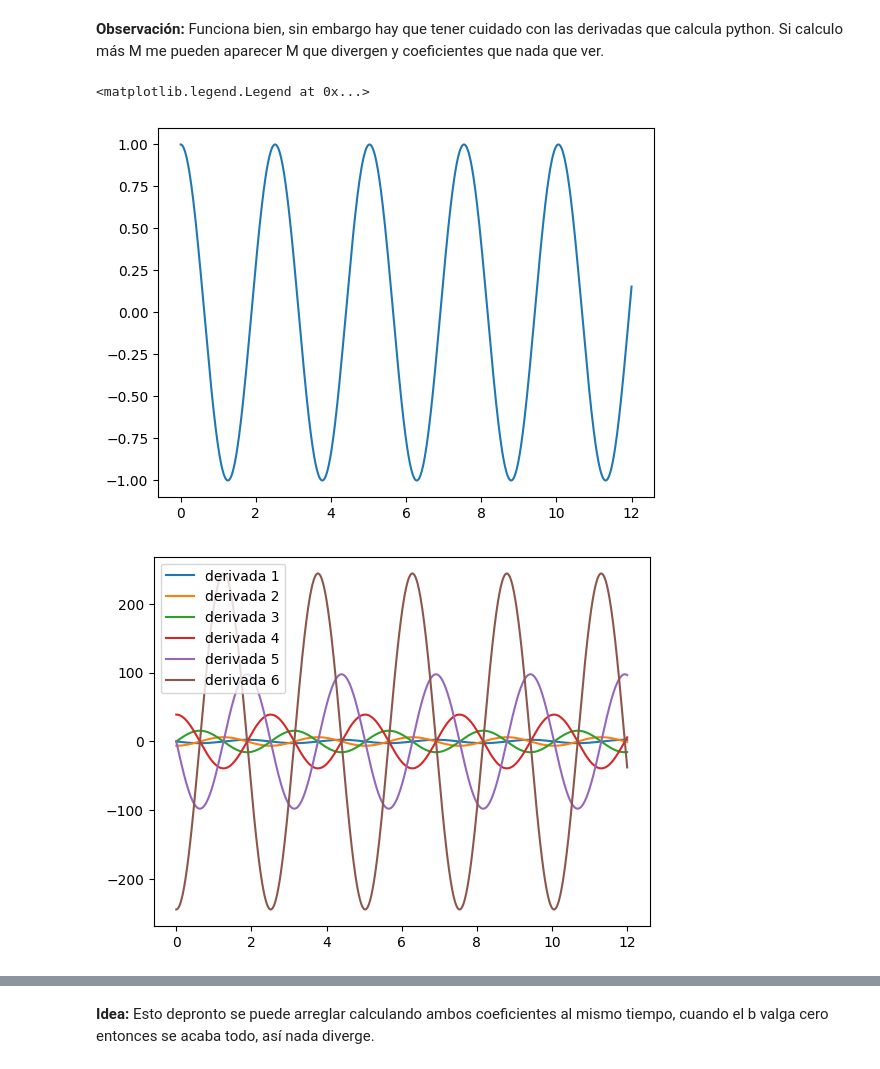
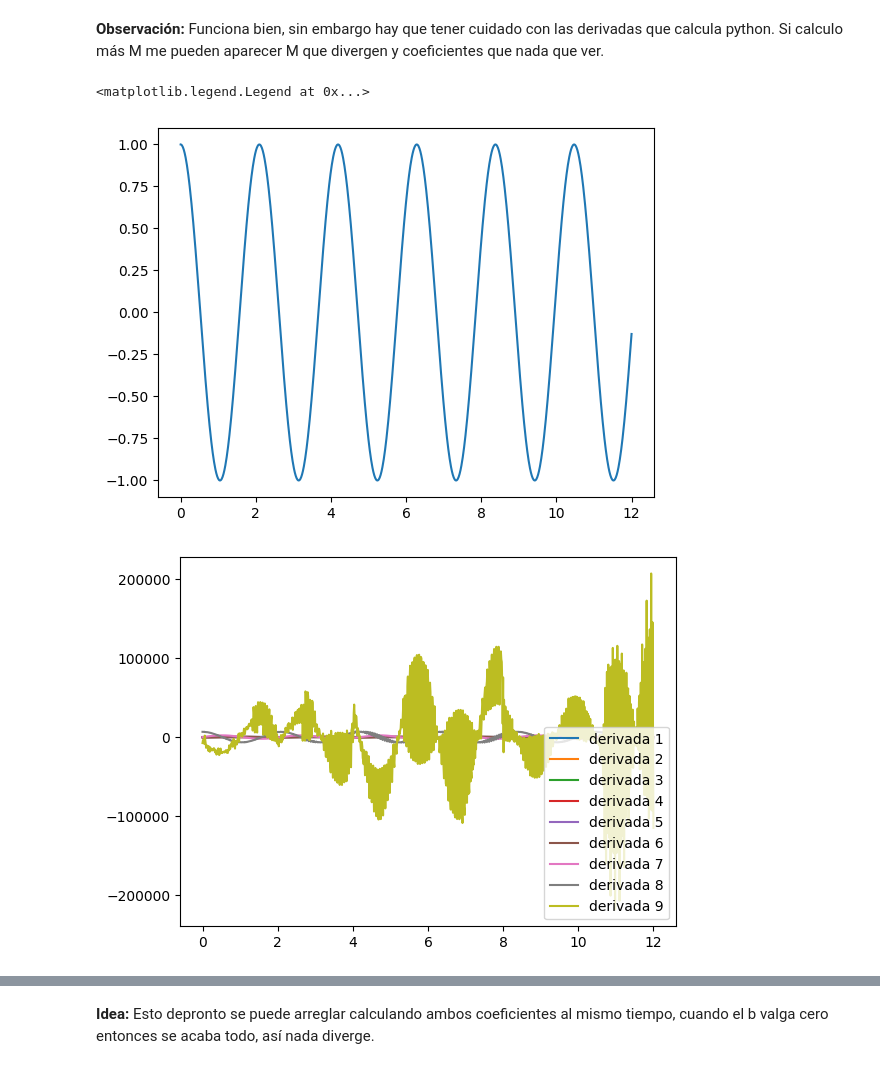
Before and after one commit to Joacop16/SSH_Model_Quantum_Complexity, a Jupyter notebook: 1 - Coeficientes de Lanczos.ipynb, the cells around one changed output, grey strips where cells are left out. Cells and saved outputs as stored; diff of their text form; code cells hidden in the pictures.

```diff
--- a/1 - Coeficientes de Lanczos.ipynb
+++ b/1 - Coeficientes de Lanczos.ipynb
@@ -190,7 +212,7 @@ tiempos = np.linspace(0,12,1000)
 plt.plot(tiempos, S(tiempos))
 fig = plt.figure()
 for degree in range(1,4):
-    plt.plot(tiempos, derivative(S, x0 = tiempos, dx= 0.01, n = degree , order = 6 + 1), label = f'derivada {degree}')
+    plt.plot(tiempos, derivative(S, x0 = tiempos, dx= 0.01, n = degree , order =  degree + degree%2 + 1), label = f'derivada {degree}')
 plt.legend()
 # %% [output]
 <matplotlib.legend.Legend at 0x...>
@@ -200,6 +222,6 @@ plt.legend()
 M = [1]
 
 for degree in range(1,4):
-    M.append(((-1j)**degree)*derivative(S, x0 = 0, dx= 0.01, n = degree , order = 6 + 1))
+    M.append(((-1j)**degree)*derivative(S, x0 = 0, dx= 0.01, n = degree , order =  degree + degree%2 + 1))
 M
 # %% [output]
@@ -233,7 +256,7 @@ tiempos = np.linspace(0,12,1000)
 plt.plot(tiempos, S(tiempos))
 fig = plt.figure()
 for degree in range(1,4):
-    plt.plot(tiempos, derivative(S, x0 = tiempos, dx= 0.01, n = degree , order = 6 + 1), label = f'derivada {degree}')
+    plt.plot(tiempos, derivative(S, x0 = tiempos, dx= 0.01, n = degree , order =  degree + degree%2 + 1), label = f'derivada {degree}')
 plt.legend()
 # %% [output]
 <matplotlib.legend.Legend at 0x...>
@@ -243,7 +266,7 @@ plt.legend()
 M = [1]
 
 for degree in range(1,4):
-    M.append(((-1j)**degree)*derivative(S, x0 = 0, dx= 0.01, n = degree , order = 6 + 1))
+    M.append(((-1j)**degree)*derivative(S, x0 = 0, dx= 0.01, n = degree , order = degree + degree%2 + 1))
 M
 # %% [output]
 [1,
@@ -315,15 +393,15 @@ for q2_f in q2_f_values:
 # %%
 tiempos = np.linspace(0,12,1000)
 plt.plot(tiempos, S(tiempos))
 fig = plt.figure()
 
 M = [1]
 
-for degree in range(1,7):
-    M.append(((-1j)**degree)*derivative(S, x0 = 0, dx= 0.01, n = degree , order = 6 + 1))
-    plt.plot(tiempos, derivative(S, x0 = tiempos, dx= 0.01, n = degree , order = 6 + 1), label = f'derivada {degree}')
+for degree in range(1,10):
+    M.append(((-1j)**degree)*derivative(S, x0 = 0, dx= 0.01, n = degree , order = degree + degree%2 + 1))
+    plt.plot(tiempos, derivative(S, x0 = tiempos, dx= 0.01, n = degree , order = degree + degree%2 + 1), label = f'derivada {degree}')
 plt.legend()
 # %% [output]
 <matplotlib.legend.Legend at 0x...>
-[figure, old version]
+[figure, new version]
-[figure, old version]
+[figure, new version]
```
Also changed, not shown: parts of 20 cells of this notebook.
